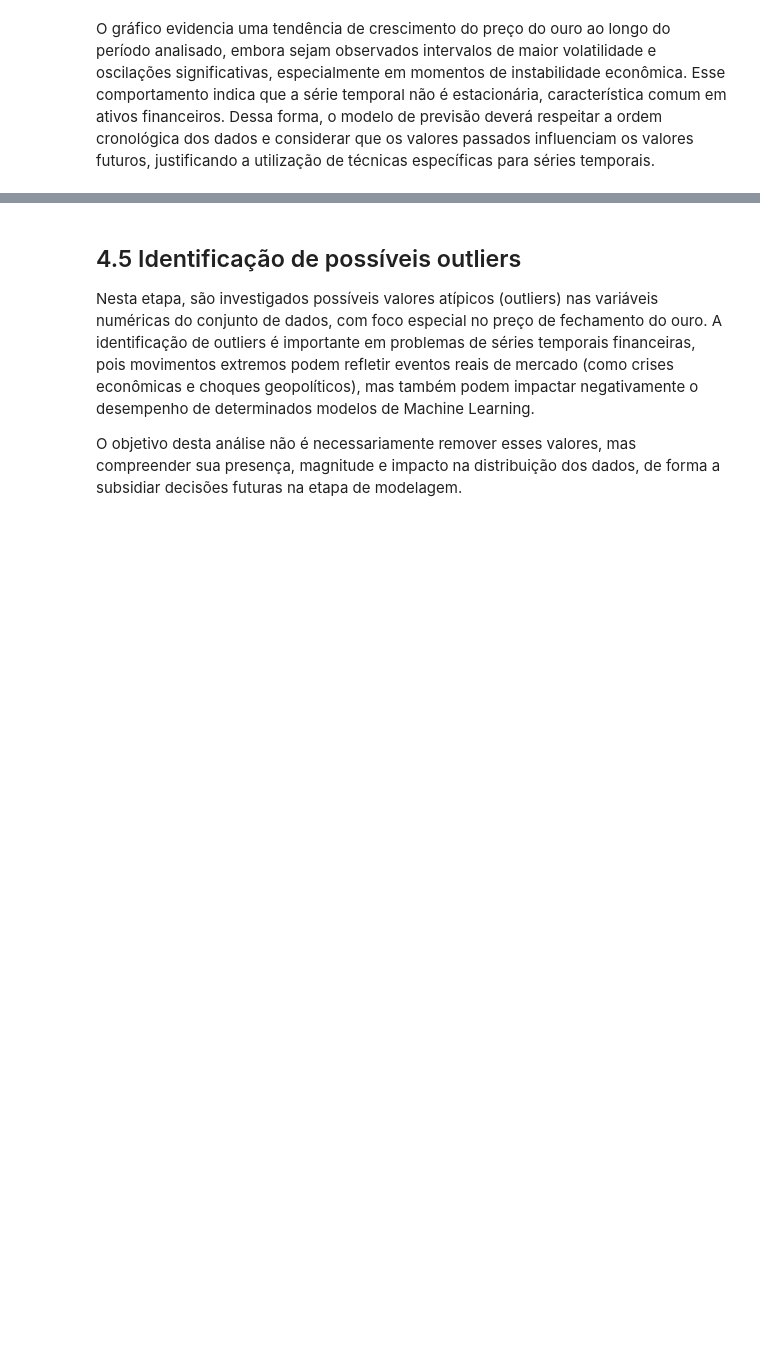
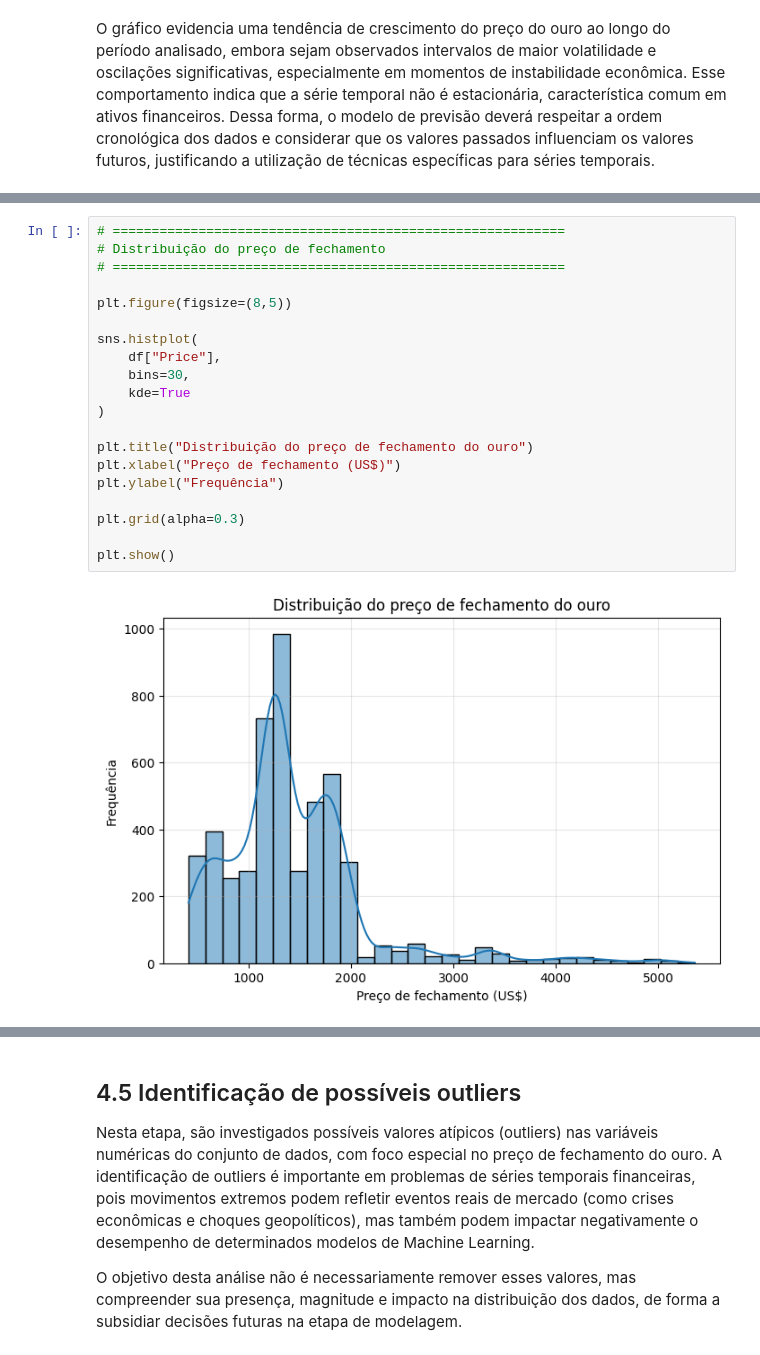
Before and after one commit to lalipedrozo/PUC_MVP_Machine_Learning, a Jupyter notebook: MVP_Machine_Learning.ipynb, the cells around one changed output, grey strips where cells are left out. Saved outputs shown, nothing was run; the diff lists cells and outputs as text; blank space fills up the shorter version.

```diff
--- a/MVP_Machine_Learning.ipynb
+++ b/MVP_Machine_Learning.ipynb
@@ -433,0 +401,22 @@ O gráfico evidencia uma tendência de crescimento do preço do ouro ao longo do
+# %%
+# ==========================================================
+# Distribuição do preço de fechamento
+# ==========================================================
+
+plt.figure(figsize=(8,5))
+
+sns.histplot(
+    df["Price"],
+    bins=30,
+    kde=True
+)
+
+plt.title("Distribuição do preço de fechamento do ouro")
+plt.xlabel("Preço de fechamento (US$)")
+plt.ylabel("Frequência")
+
+plt.grid(alpha=0.3)
+
+plt.show()
+# %% [output]
+[figure, added]
```
Also changed, not shown: parts of 15 cells of this notebook.
